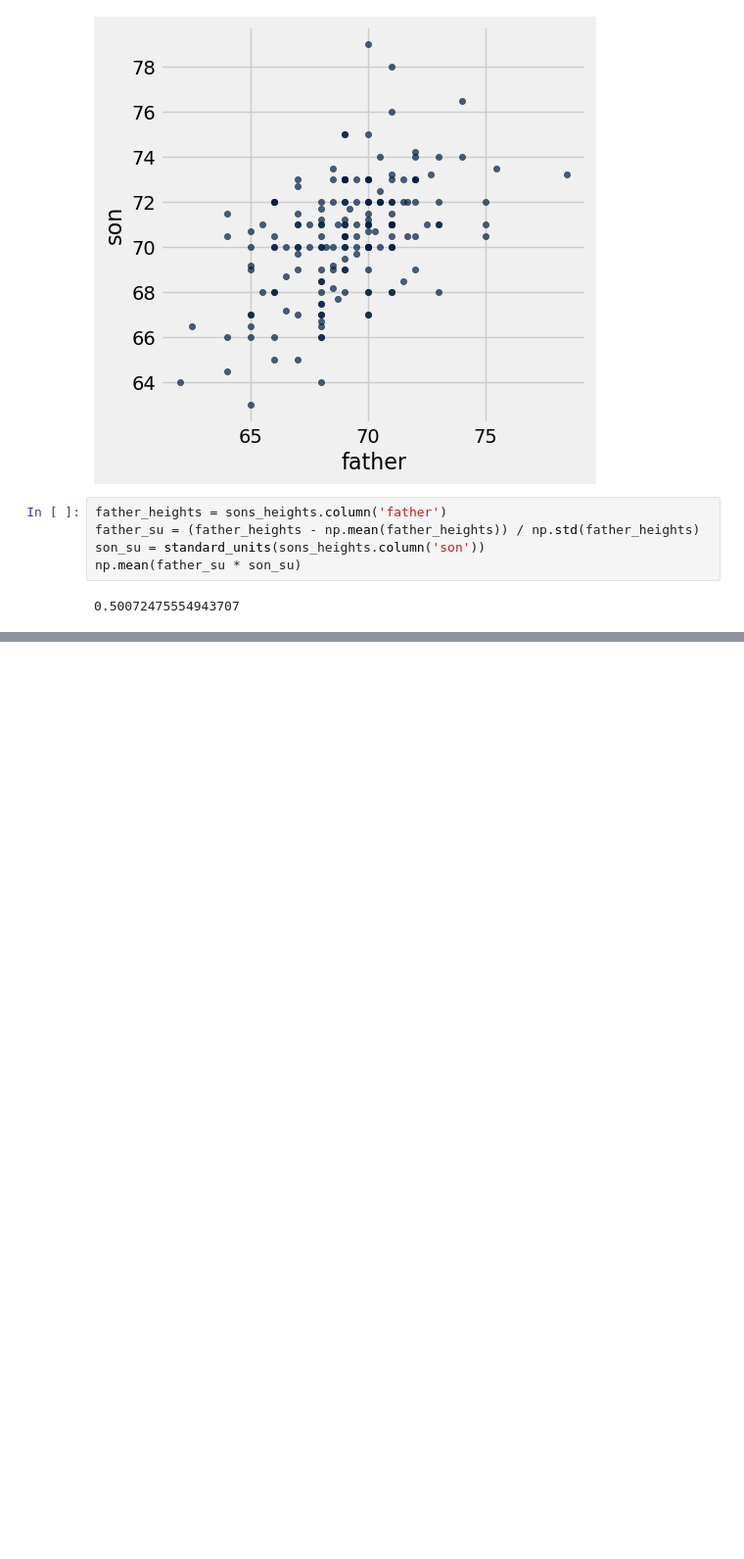
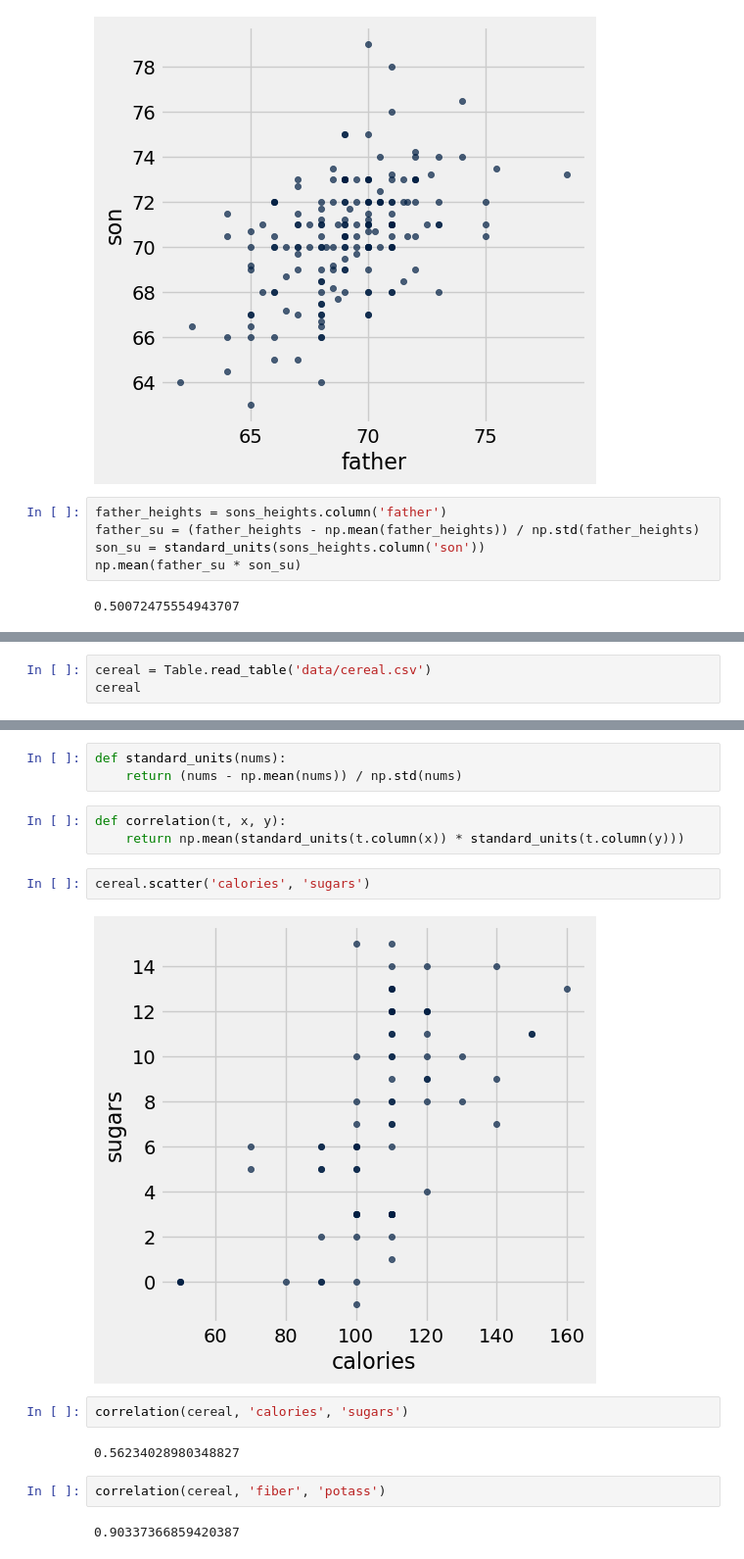
Before and after one commit to lawtonsclass/f25-code-from-class, a Jupyter notebook: data8/ch15.ipynb, the cells around one changed output, grey strips where cells are left out. Shown at 98% size. Cells and saved outputs as stored; diff of their text form; blank space fills up the shorter version.

```diff
--- a/data8/ch15.ipynb
+++ b/data8/ch15.ipynb
@@ -355,0 +358,3 @@ np.mean(father_su * son_su)
+# %%
+cereal = Table.read_table('data/cereal.csv')
+cereal
@@ -355,0 +374,18 @@ np.mean(father_su * son_su)
+# %%
+def standard_units(nums):
+    return (nums - np.mean(nums)) / np.std(nums)
+# %%
+def correlation(t, x, y):
+    return np.mean(standard_units(t.column(x)) * standard_units(t.column(y)))
+# %%
+cereal.scatter('calories', 'sugars')
+# %% [output]
+[figure, added]
+# %%
+correlation(cereal, 'calories', 'sugars')
+# %% [output]
+0.56234028980348827
+# %%
+correlation(cereal, 'fiber', 'potass')
+# %% [output]
+0.90337366859420387
```
Also changed, not shown: parts of 45 cells of this notebook.
